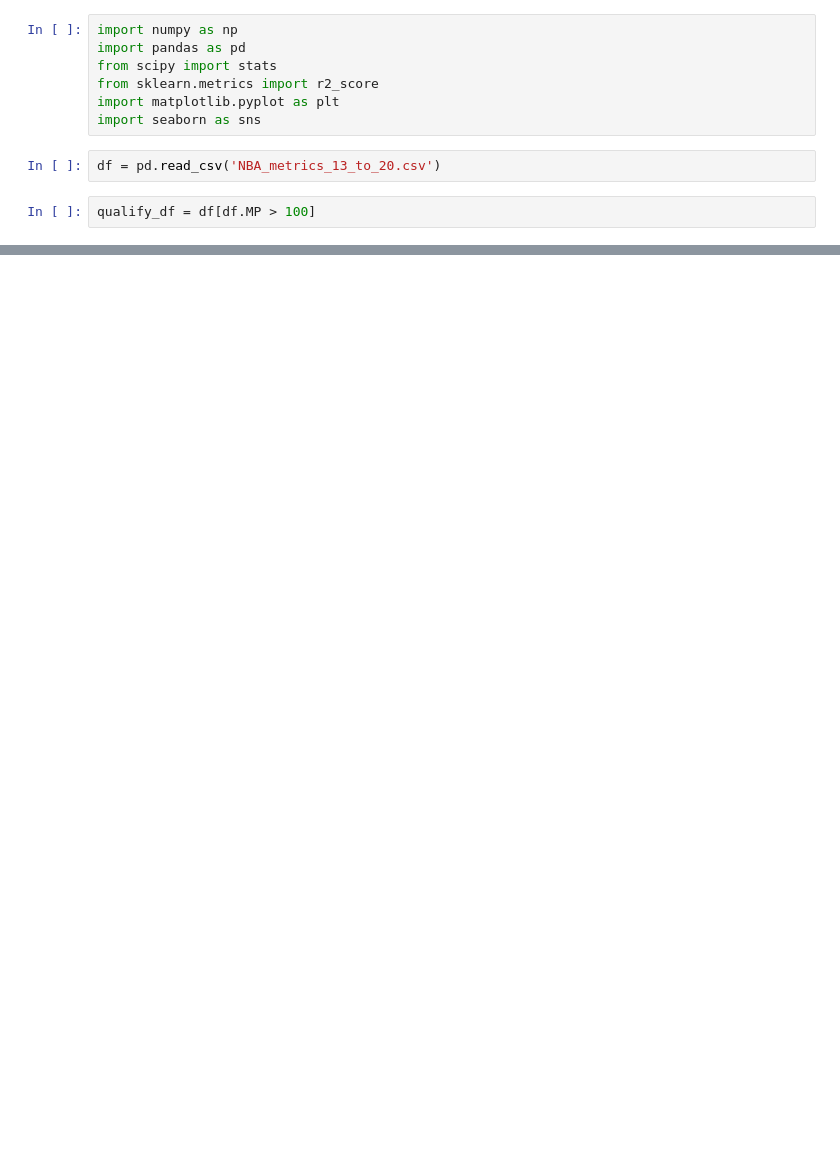
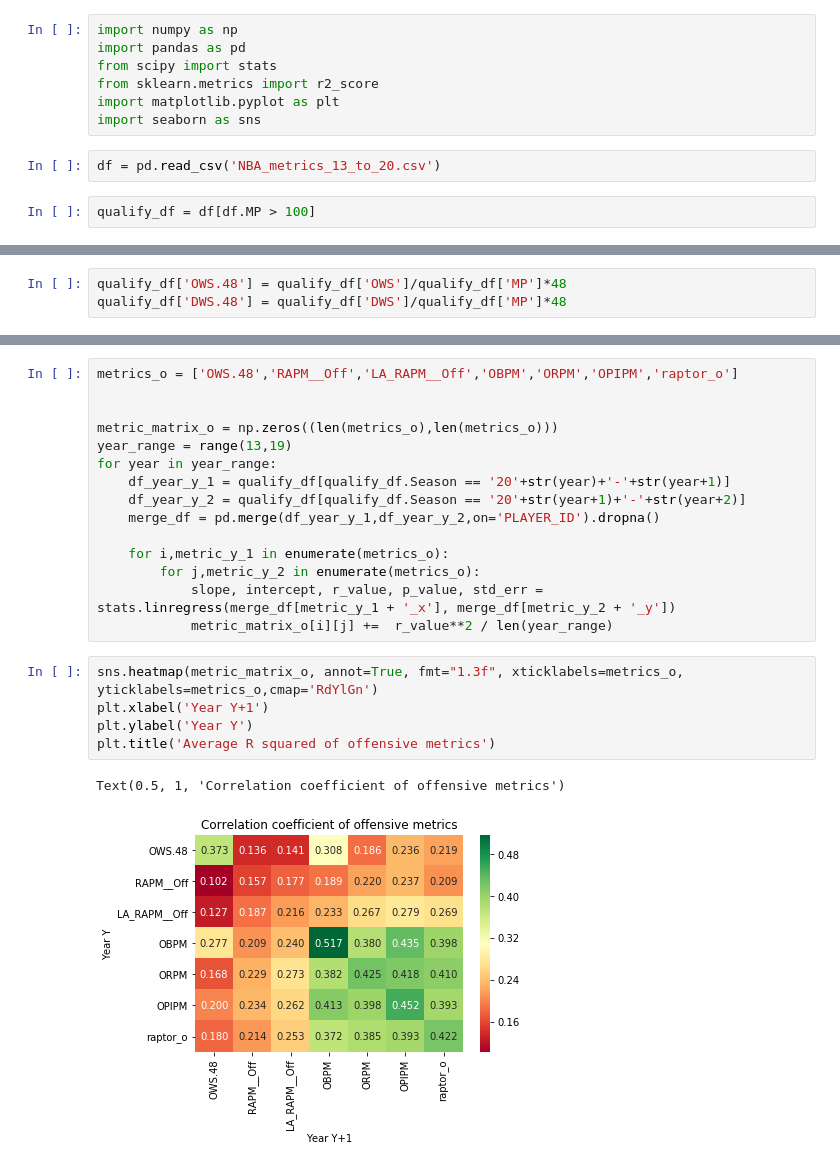
Before and after one commit to 903124/NBA_data_benchmark, a Jupyter notebook: NBA_benchmark.ipynb, the cells around one changed output, grey strips where cells are left out. Saved outputs shown, nothing was run; the diff lists cells and outputs as text; blank space fills up the shorter version.

```diff
--- a/NBA_benchmark.ipynb
+++ b/NBA_benchmark.ipynb
@@ -32,0 +39,3 @@ Text(32.09375, 0.5, 'Year Y')
+# %%
+qualify_df['OWS.48'] = qualify_df['OWS']/qualify_df['MP']*48
+qualify_df['DWS.48'] = qualify_df['DWS']/qualify_df['MP']*48
@@ -32,0 +52,23 @@ Text(32.09375, 0.5, 'Year Y')
+# %%
+metrics_o = ['OWS.48','RAPM__Off','LA_RAPM__Off','OBPM','ORPM','OPIPM','raptor_o']
+
+
+metric_matrix_o = np.zeros((len(metrics_o),len(metrics_o)))
+year_range = range(13,19)
+for year in year_range:
+    df_year_y_1 = qualify_df[qualify_df.Season == '20'+str(year)+'-'+str(year+1)]
+    df_year_y_2 = qualify_df[qualify_df.Season == '20'+str(year+1)+'-'+str(year+2)]
+    merge_df = pd.merge(df_year_y_1,df_year_y_2,on='PLAYER_ID').dropna()
+
+    for i,metric_y_1 in enumerate(metrics_o):
+        for j,metric_y_2 in enumerate(metrics_o):
+            slope, intercept, r_value, p_value, std_err = stats.linregress(merge_df[metric_y_1 + '_x'], merge_df[metric_y_2 + '_y'])
+            metric_matrix_o[i][j] +=  r_value**2 / len(year_range)
+# %%
+sns.heatmap(metric_matrix_o, annot=True, fmt="1.3f", xticklabels=metrics_o, yticklabels=metrics_o,cmap='RdYlGn')
+plt.xlabel('Year Y+1')
+plt.ylabel('Year Y')
+plt.title('Average R squared of offensive metrics')
+# %% [output]
+Text(0.5, 1, 'Correlation coefficient of offensive metrics')
+[figure, added]
```
Also changed, not shown: parts of 6 cells of this notebook.
